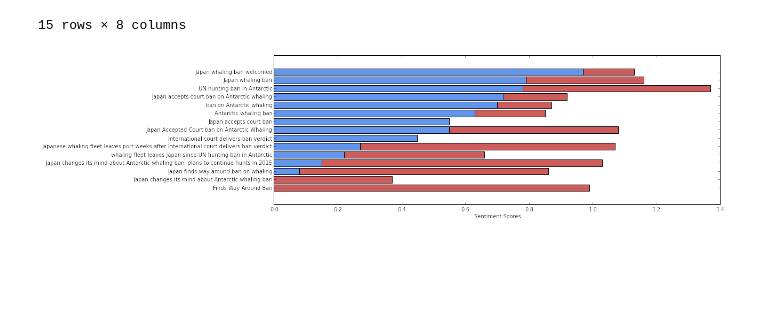
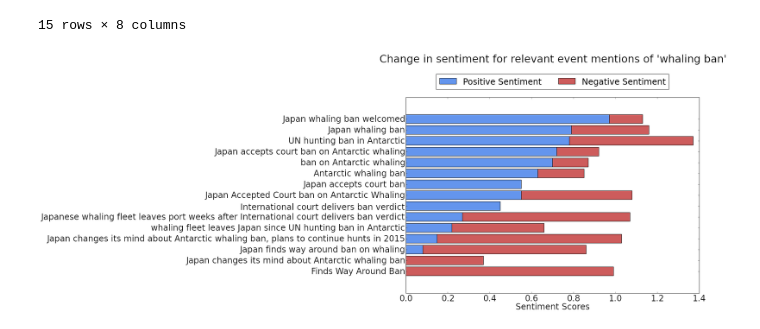
Before and after one commit to CrowdTruth/Salience-In-News-And-Tweets, a Jupyter notebook: Crowdsourcing novelty features for news and tweets.ipynb, the cells around one changed output. Cells and saved outputs as stored; diff of their text form; code cells hidden in the pictures; blank space fills up the shorter version.

Commit message:
add new images for the crowdsourcing tasks

```diff
--- a/Crowdsourcing novelty features for news and tweets.ipynb
+++ b/Crowdsourcing novelty features for news and tweets.ipynb
@@ -352,17 +379,22 @@ dfTweetsSentiment
 | 14 | 14 | Japan whaling ban welcomed | 0.97 | 0.16 | 0.16 | 0.10 | ... |
 15 rows × 8 columns
 # %%
+plt.rcParams['figure.figsize'] = 15, 10
 fig = plt.figure()
 ax = fig.add_subplot(1,1,1)
 yLabels = dfTweetsSentiment['Relevant Mention'].tolist()
 y_pos = np.arange(len(yLabels))
-ax.barh(y_pos, dfTweetsSentiment['Positive Sentiment'], color='cornflowerblue',align='center')
+ax.barh(y_pos, dfTweetsSentiment['Positive Sentiment'], color='cornflowerblue',align='center',label='Positive Sentiment')
 lefts = dfTweetsSentiment['Positive Sentiment']
-ax.barh(y_pos, dfTweetsSentiment['Negative Sentiment'], color='indianred', left=lefts,align='center')
+ax.barh(y_pos, dfTweetsSentiment['Negative Sentiment'], color='indianred', left=lefts,align='center',label='Negative Sentiment')
 lefts = lefts + dfTweetsSentiment['Negative Sentiment']
 ax.set_yticks(y_pos)
-ax.set_yticklabels(yLabels)
-ax.set_xlabel('Sentiment Scores')
+ax.set_yticklabels(yLabels, fontsize=24)
+ax.set_xlabel('Sentiment Scores', fontsize=24)
+ax.set_xticklabels(ax.get_xticks(), fontsize=24)
+plt.text(0.5, 1.18, "Change in sentiment for relevant event mentions of 'whaling ban'",
+         horizontalalignment='center', fontsize=30, transform = ax.transAxes)
+plt.legend(loc=9, bbox_to_anchor=(0.5, 1.14), ncol=2, prop={'size':24})
 plt.show()
 # %% [output]
-[figure, old version]
+[figure, new version]
```
Also changed, not shown: parts of 8 cells of this notebook, 8 other files.
